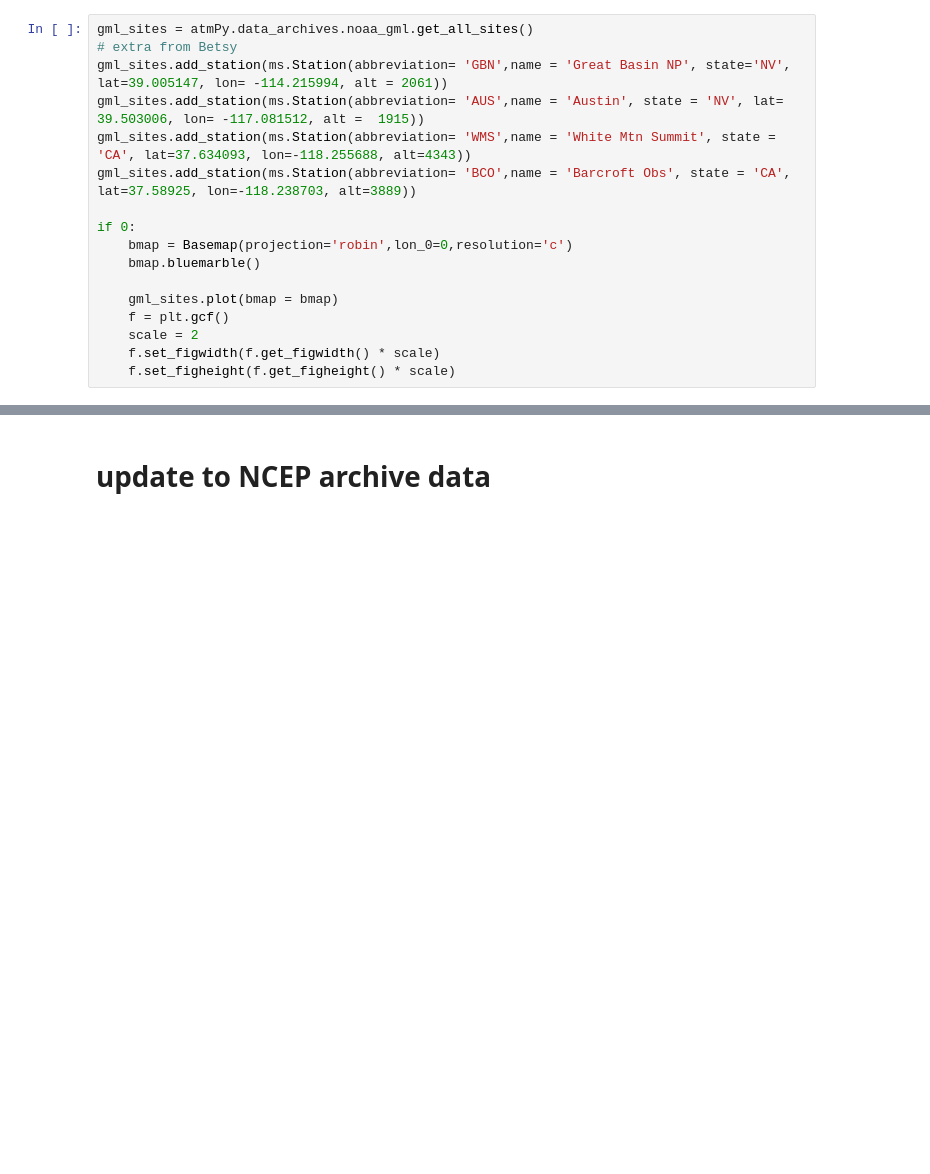
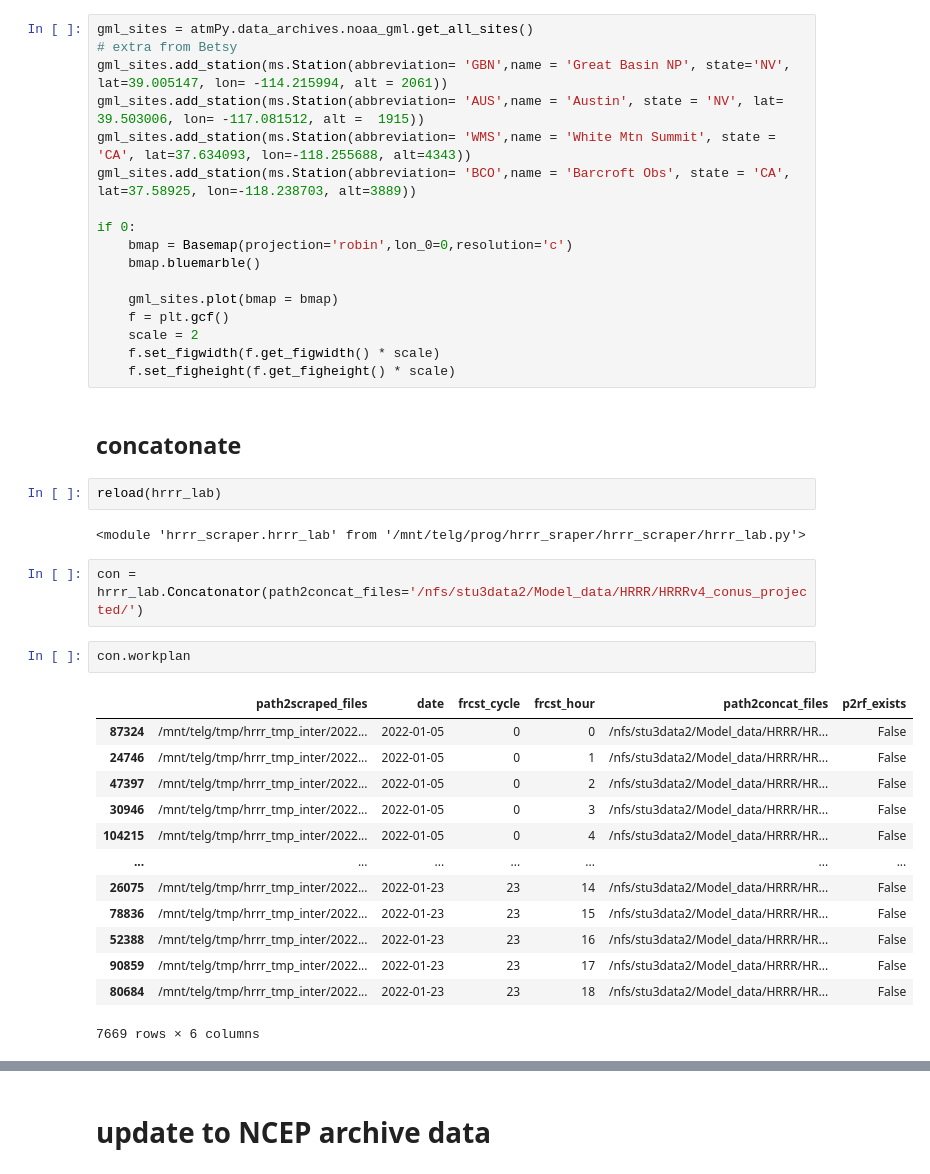
Before and after one commit to hagne/hrrr_sraper, a Jupyter notebook: examples/HRRRv4.ipynb, the cells around one changed output, grey strips where cells are left out. Drawn from its saved outputs; the diff is of its cells as text; blank space fills up the shorter version.

```diff
--- a/examples/HRRRv4.ipynb
+++ b/examples/HRRRv4.ipynb
@@ -45,3 +46,27 @@ if 0:
     scale = 2
     f.set_figwidth(f.get_figwidth() * scale)
     f.set_figheight(f.get_figheight() * scale)
+# %% [markdown]
+## concatonate
+# %%
+reload(hrrr_lab)
+# %% [output]
+<module 'hrrr_scraper.hrrr_lab' from '/mnt/telg/prog/hrrr_sraper/hrrr_scraper/hrrr_lab.py'>
+# %%
+con = hrrr_lab.Concatonator(path2concat_files='/nfs/stu3data2/Model_data/HRRR/HRRRv4_conus_projected/')
+# %%
+con.workplan
+# %% [output]
+|  | path2scraped_files | date | frcst_cycle | frcst_hour | path2concat_files | p2rf_exists |
+| 87324 | /mnt/telg/tmp/hrrr_tmp_inter/2022... | 2022-01-05 | 0 | 0 | /nfs/stu3data2/Model_data/HRRR/HR... | False |
+| 24746 | /mnt/telg/tmp/hrrr_tmp_inter/2022... | 2022-01-05 | 0 | 1 | /nfs/stu3data2/Model_data/HRRR/HR... | False |
+| 47397 | /mnt/telg/tmp/hrrr_tmp_inter/2022... | 2022-01-05 | 0 | 2 | /nfs/stu3data2/Model_data/HRRR/HR... | False |
+| 30946 | /mnt/telg/tmp/hrrr_tmp_inter/2022... | 2022-01-05 | 0 | 3 | /nfs/stu3data2/Model_data/HRRR/HR... | False |
+| 104215 | /mnt/telg/tmp/hrrr_tmp_inter/2022... | 2022-01-05 | 0 | 4 | /nfs/stu3data2/Model_data/HRRR/HR... | False |
+| ... | ... | ... | ... | ... | ... | ... |
+| 26075 | /mnt/telg/tmp/hrrr_tmp_inter/2022... | 2022-01-23 | 23 | 14 | /nfs/stu3data2/Model_data/HRRR/HR... | False |
+| 78836 | /mnt/telg/tmp/hrrr_tmp_inter/2022... | 2022-01-23 | 23 | 15 | /nfs/stu3data2/Model_data/HRRR/HR... | False |
+| 52388 | /mnt/telg/tmp/hrrr_tmp_inter/2022... | 2022-01-23 | 23 | 16 | /nfs/stu3data2/Model_data/HRRR/HR... | False |
+| 90859 | /mnt/telg/tmp/hrrr_tmp_inter/2022... | 2022-01-23 | 23 | 17 | /nfs/stu3data2/Model_data/HRRR/HR... | False |
+| 80684 | /mnt/telg/tmp/hrrr_tmp_inter/2022... | 2022-01-23 | 23 | 18 | /nfs/stu3data2/Model_data/HRRR/HR... | False |
+7669 rows × 6 columns
```
Also changed, not shown: parts of 18 cells of this notebook, 7 other files.
